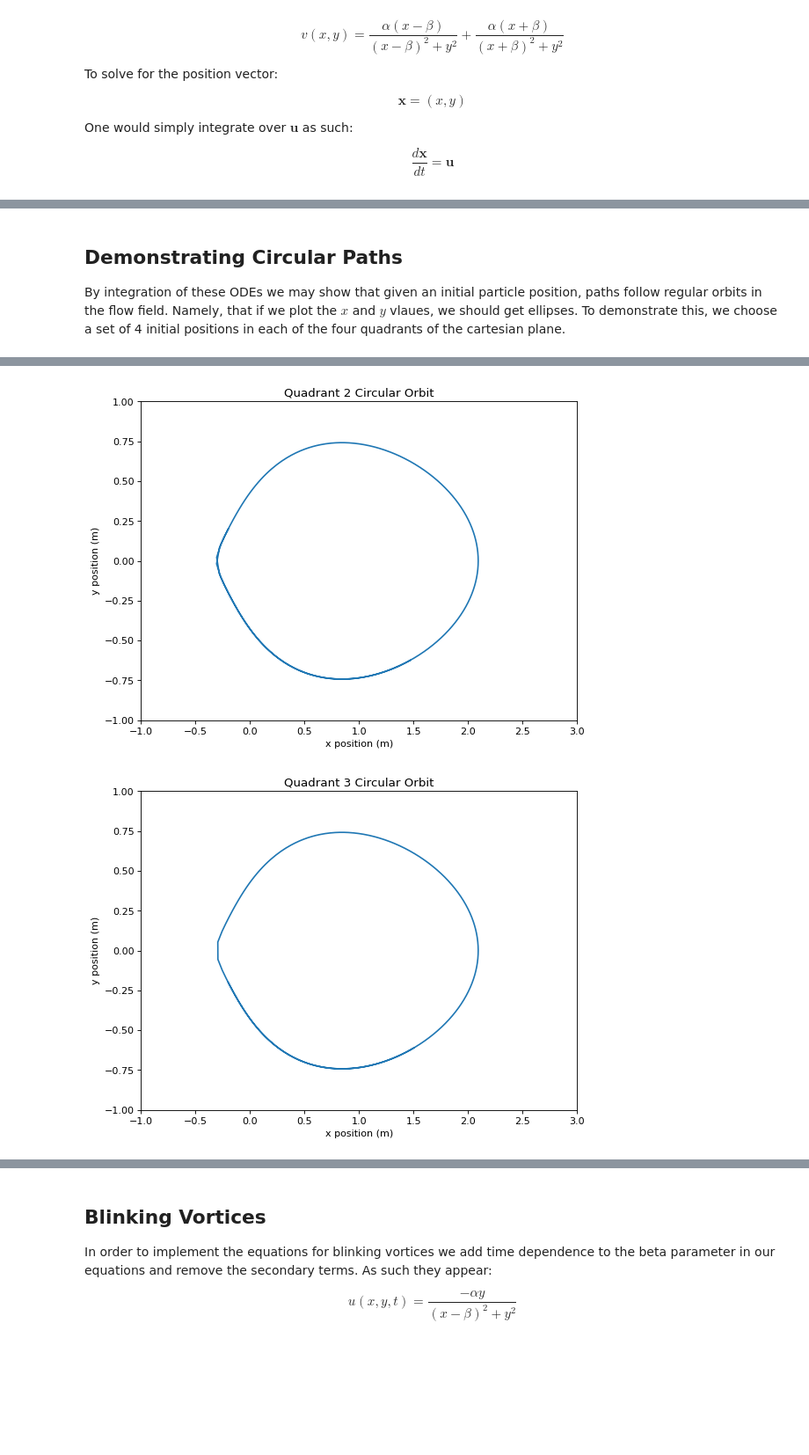
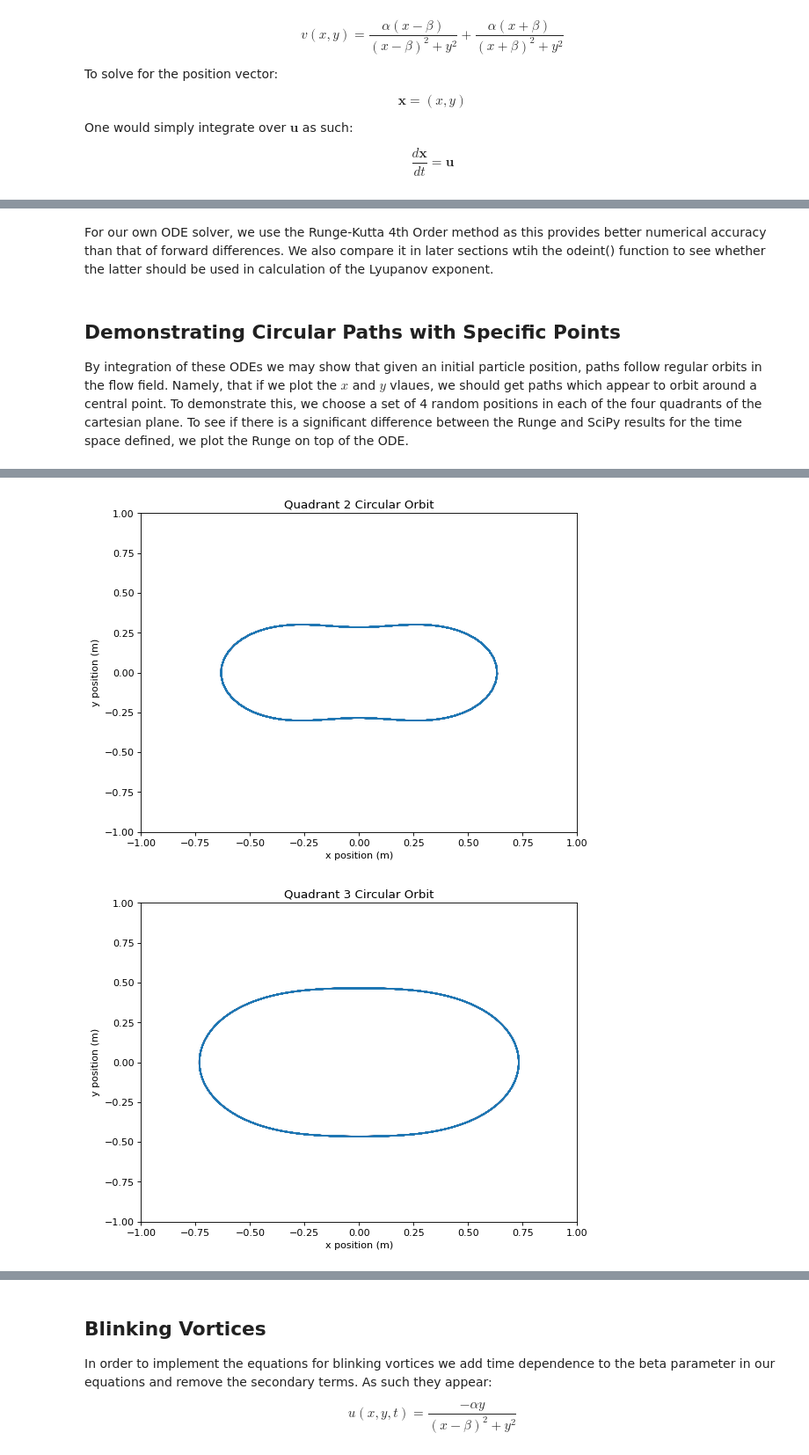
Before and after one commit to jackmiller2003/chaotic-advection-and-blinking-vortices, a Jupyter notebook: Chaotic Advection and Blinking Vortices.ipynb, the cells around one changed output, grey strips where cells are left out. Shown at 88% size. Saved outputs shown, nothing was run; the diff lists cells and outputs as text; code cells hidden in the pictures; blank space fills up the shorter version.

Commit message:
Added custom ODE solver and did more work on exponents

```diff
--- a/Chaotic Advection and Blinking Vortices.ipynb
+++ b/Chaotic Advection and Blinking Vortices.ipynb
@@ -45,7 +55,7 @@ def steadyStateODEs(diff_array,t,alpha,beta):
 
     # These equations are as above
     u = (- alpha * y)/((x-beta)**2 + y**2) - (alpha * y)/((x+beta)**2 + y**2)
-    v = (alpha * (x-beta))/((x-beta)**2 + y**2) - (alpha * (x+beta))/((x+beta)**2 + y**2)
+    v = (alpha * (x-beta))/((x-beta)**2 + y**2) + (alpha * (x+beta))/((x+beta)**2 + y**2)
 
-    return [u, v]
+    return np.array([u, v])
 # %% [markdown]
@@ -55,19 +67,44 @@ t = np.linspace(0,10,1000)
+# %% [markdown]
+For our own ODE solver, we use the Runge-Kutta 4th Order method as this provides better numerical accuracy than that of forward differences. We also compare it in later sections wtih the odeint() function to see whether the latter should be used in calculation of the Lyupanov exponent.
+# %%
+def rungeStep(ODE, t0, y0, h,args):
+    k1 = h*ODE(y0, t0, args[0], args[1])
+    k2 = h*ODE(y0 + 0.5*k1, t0 + 0.5*h, args[0], args[1])
+    k3 = h*ODE(y0 + 0.5*k2, t0 + 0.5*h, args[0], args[1])
+    k4 = h*ODE(y0 + k3, t0 + h, args[0], args[1])
+
+    y = y0 + (1/6)*(k1+2*k2+2*k3+k4);
+    t = t0 + h
+    return y
+# %%
+def rungeSolve(ODE, y0,t, args):
+    loc = np.array([y0])
+    alpha = args
+
+    for i,timeStep in enumerate(t):
+        loc1=rungeStep(ODE, timeStep, loc[-1], t[1]-t[0], args)
+        loc=np.vstack((loc,loc1))
+
+    return loc
 # %% [markdown]
-## Demonstrating Circular Paths
+## Demonstrating Circular Paths with Specific Points
 
-By integration of these ODEs we may show that given an initial particle position, paths follow regular orbits in the flow field. Namely, that if we plot the $x$ and $y$ vlaues, we should get ellipses. To demonstrate this, we choose a set of 4 initial positions in each of the four quadrants of the cartesian plane.
+By integration of these ODEs we may show that given an initial particle position, paths follow regular orbits in the flow field. Namely, that if we plot the $x$ and $y$ vlaues, we should get paths which appear to orbit around a central point. To demonstrate this, we choose a set of 4 random positions in each of the four quadrants of the cartesian plane. To see if there is a significant difference between the Runge and SciPy results for the time space defined, we plot the Runge on top of the ODE.
 # %%
-initialPositionQs = [[0.2,0.2], [-0.2,0.2], [-0.2,-0.2], [0.2,-0.2]]
-quadrantResults = []
+initialPositionQs = [[0.5,0.2], [-0.3,0.3], [-0.6,-0.3], [0.1,-0.5]]
+quadrantResultsRunge = []
+quadrantResultsODEInt = []
 
 for initialPosition in initialPositionQs:
-    quadrantResults.append(odeint(steadyStateODEs, initialPosition, t, args=(1,0.4)))
+    quadrantResultsRunge.append(rungeSolve(steadyStateODEs, initialPosition, t, args=(1,0.4)))
+    quadrantResultsODEInt.append(odeint(steadyStateODEs, initialPosition, t, args=(1,0.4)))
 
-for i, quadrantResult in enumerate(quadrantResults):
+for i, quadrantResult in enumerate(quadrantResultsRunge):
     fig = plt.figure(figsize=(8, 6), dpi=80)
+    plt.plot(quadrantResultsODEInt[i][:,0], quadrantResultsODEInt[i][:,1], c='salmon')
     plt.plot(quadrantResult[:,0], quadrantResult[:,1])
     plt.title(f"Quadrant {i+1} Circular Orbit")
-    plt.xlim(-1,3)
+    plt.xlim(-1,1)
     plt.ylim(-1,1)
     plt.xlabel("x position (m)")
     plt.ylabel("y position (m)")
@@ -77,2 +114,2 @@ for i, quadrantResult in enumerate(quadrantResults):
-[figure, old version]
+[figure, new version]
-[figure, old version]
+[figure, new version]
```
Also changed, not shown: parts of 51 cells of this notebook.
